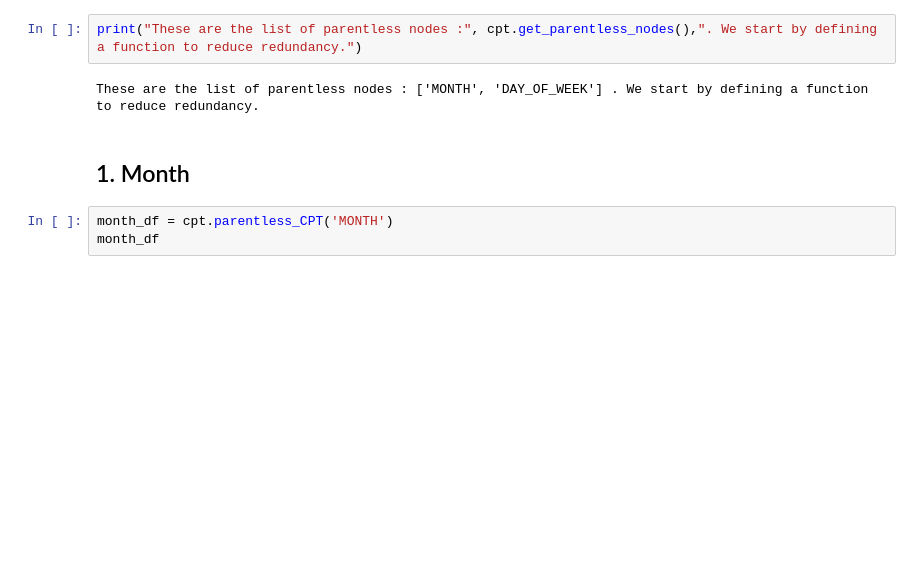
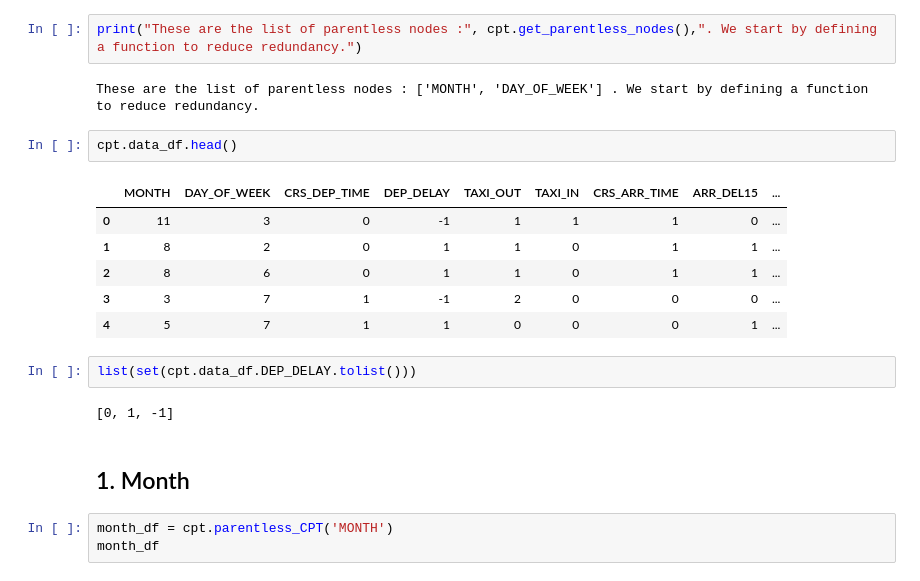
Before and after one commit to dy-choi/Flight-Delay-Analysis, a Jupyter notebook: BayesianNetworkAnalysis.ipynb, the cells around one changed output. Saved outputs shown, nothing was run; the diff lists cells and outputs as text; blank space fills up the shorter version.

```diff
--- a/BayesianNetworkAnalysis.ipynb
+++ b/BayesianNetworkAnalysis.ipynb
@@ -12,6 +13,19 @@ To compute the conditional probability tables, we will obesrve each node in a BF
 print("These are the list of parentless nodes :", cpt.get_parentless_nodes(),". We start by defining a function to reduce redundancy.")
 # %% [output]
 These are the list of parentless nodes : ['MONTH', 'DAY_OF_WEEK'] . We start by defining a function to reduce redundancy.
+# %%
+cpt.data_df.head()
+# %% [output]
+|  | MONTH | DAY_OF_WEEK | CRS_DEP_TIME | DEP_DELAY | TAXI_OUT | TAXI_IN | CRS_ARR_TIME | ARR_DEL15 | ... |
+| 0 | 11 | 3 | 0 | -1 | 1 | 1 | 1 | 0 | ... |
+| 1 | 8 | 2 | 0 | 1 | 1 | 0 | 1 | 1 | ... |
+| 2 | 8 | 6 | 0 | 1 | 1 | 0 | 1 | 1 | ... |
+| 3 | 3 | 7 | 1 | -1 | 2 | 0 | 0 | 0 | ... |
+| 4 | 5 | 7 | 1 | 1 | 0 | 0 | 0 | 1 | ... |
+# %%
+list(set(cpt.data_df.DEP_DELAY.tolist()))
+# %% [output]
+[0, 1, -1]
 # %% [markdown]
 ## 1. Month
 # %%
```
Also changed, not shown: parts of 21 cells of this notebook, 1 other file.
